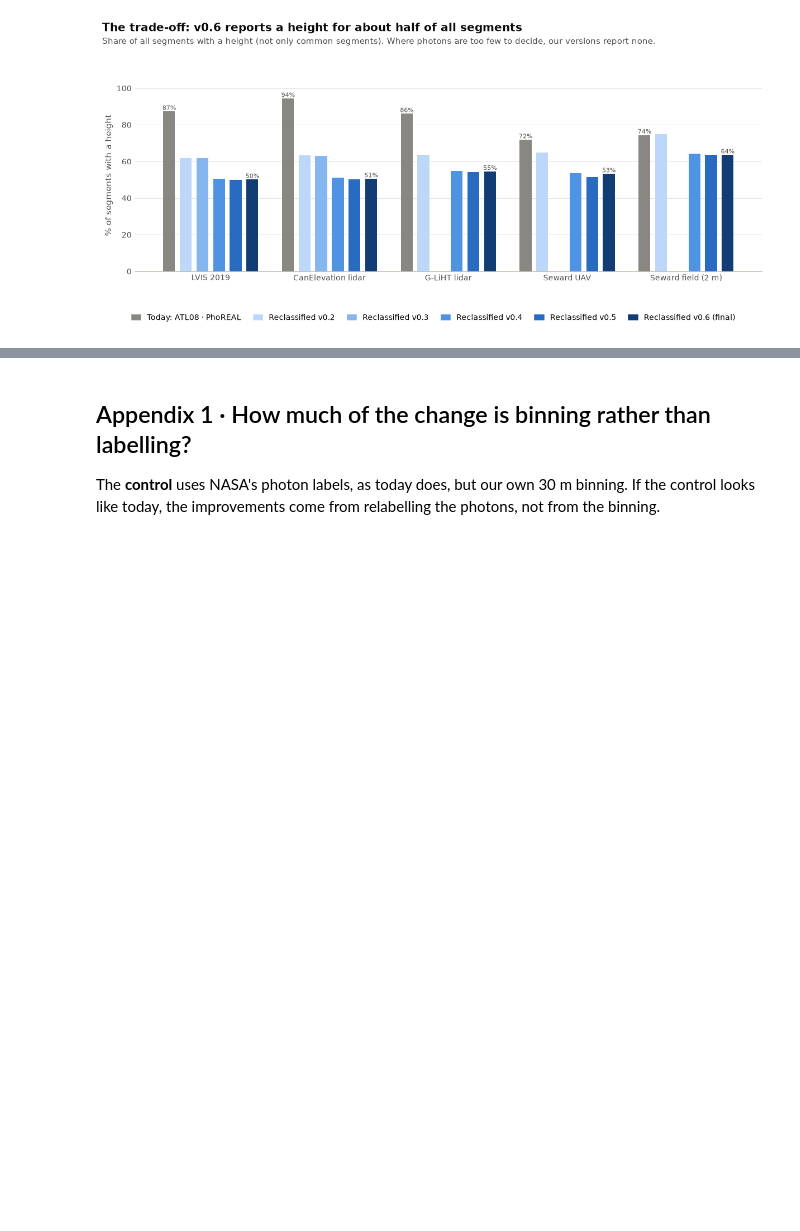
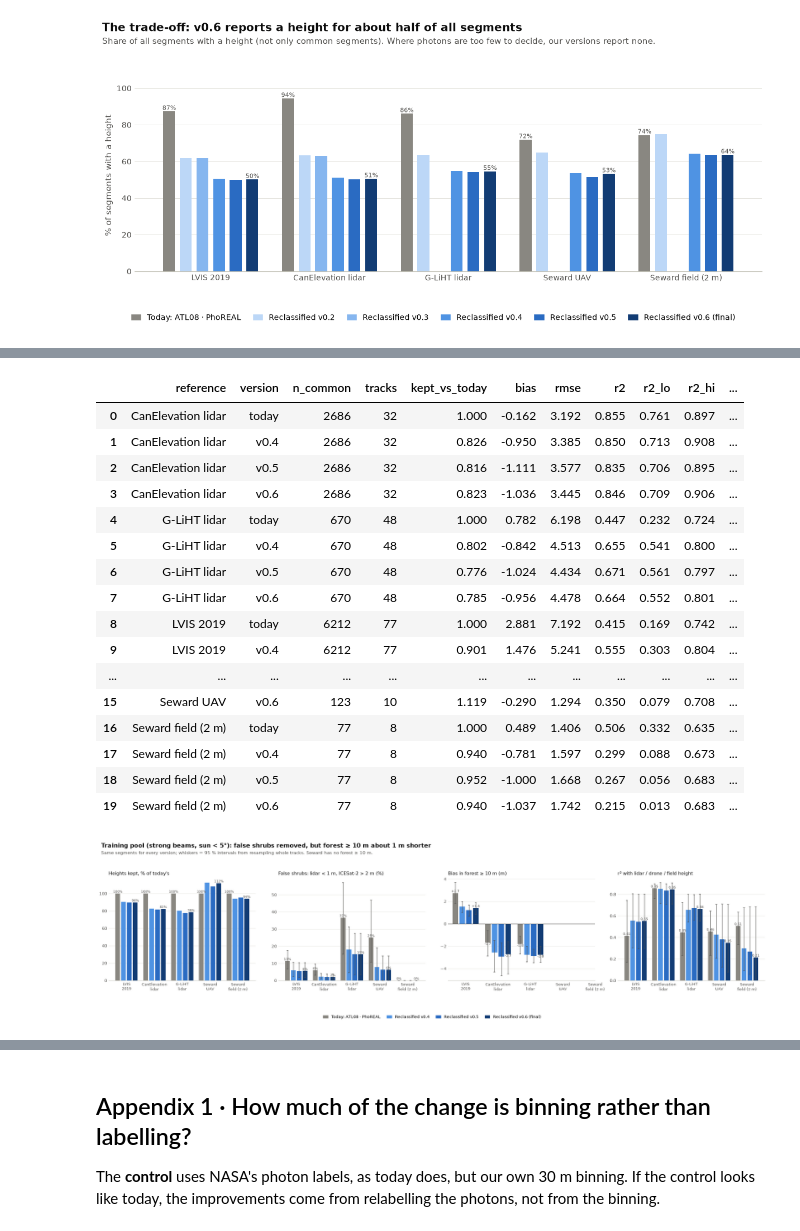
Before and after one commit to pahbs/circumpolar_boreal_trends, a Jupyter notebook: notebooks/atl03_reclass/11_validation_summary_for_presentation.ipynb, the cells around one changed output, grey strips where cells are left out. Saved outputs shown, nothing was run; the diff lists cells and outputs as text; code cells hidden in the pictures; blank space fills up the shorter version.

```diff
--- a/notebooks/atl03_reclass/11_validation_summary_for_presentation.ipynb
+++ b/notebooks/atl03_reclass/11_validation_summary_for_presentation.ipynb
@@ -194,0 +201,7 @@ fig.tight_layout(rect=(0, 0, 1, 0.86)); fig.savefig(FIG / "11_coverage.png", bbo
+# %%
+c = pl.training_cohort(d)                                   # strong beams, solar elevation < 5°
+CV = [pl.TODAY, "v0.4", "v0.5", pl.LATEST]
+CS = pl.cohort_summary(c, CV); CS.to_csv(FIG.parent / "cohort_summary.csv", index=False)
+CD = pl.cohort_dropped(c, pl.LATEST); CD.to_csv(FIG.parent / "cohort_dropped.csv", index=False)
+CK = pl.by_class(c, [pl.TODAY, pl.LATEST])
+c.groupby(["reference", "light2"]).size().unstack().reindex(pl.REFS)
@@ -194,0 +216,38 @@ fig.tight_layout(rect=(0, 0, 1, 0.86)); fig.savefig(FIG / "11_coverage.png", bbo
+# %%
+fig, axes = plt.subplots(1, 4, figsize=(21, 4.6))
+panels = [("kept", "Heights kept, % of today's", None, lambda v: f"{v:.0f}%"),
+          ("spurious_veg", "False shrubs: lidar < 1 m, ICESat-2 > 2 m (%)", ("spurious_veg_lo", "spurious_veg_hi"), lambda v: f"{v:.0f}%"),
+          ("bias_tall_10m+", "Bias in forest ≥ 10 m (m)", ("bias_tall_10m+_lo", "bias_tall_10m+_hi"), lambda v: f"{v:+.1f}"),
+          ("r2", "r² with lidar / drone / field height", ("r2_lo", "r2_hi"), lambda v: f"{v:.2f}")]
+T = CS.rename(columns={"reference": "cat"}).assign(kept=lambda x: 100 * x.kept_vs_today)
+for col in ("spurious_veg", "spurious_veg_lo", "spurious_veg_hi"):
+    T[col] = 100 * T[col]
+for ax, (col, title, err, fmt) in zip(axes, panels):
+    pl.grouped_bars(ax, T, pl.REFS, CV, col, fmt=fmt, label_versions=(pl.TODAY, pl.LATEST), err=err)
+    pl.style_axes(ax, None, zero_line=col == "bias_tall_10m+"); ax.set_title(title, fontsize=10.5, color=pl.INK, loc="left")
+    ax.set_xticks(range(len(pl.REFS)), [r.replace(" ", "\n", 1) for r in pl.REFS], fontsize=8.5)
+pl.lede(fig, "Training pool (strong beams, sun < 5°): false shrubs removed, but forest ≥ 10 m about 1 m shorter",
+        "Same segments for every version; whiskers = 95 % intervals from resampling whole tracks. Seward has no forest ≥ 10 m.")
+pl.legend_row(fig, CV, y=-0.1)
+fig.tight_layout(rect=(0, 0, 1, 0.88)); fig.savefig(FIG / "11_cohort_summary.png", bbox_inches="tight")
+CS[["reference", "version", "n_common", "tracks", "kept_vs_today", "bias", "rmse", "r2", "r2_lo", "r2_hi", "spurious_veg", "forest_at_0m",
+    "bias_short_0-2m", "bias_tall_10m+", "bias_tall_10m+_lo", "bias_tall_10m+_hi"]].round(3)
+# %% [output]
+|  | reference | version | n_common | tracks | kept_vs_today | bias | rmse | r2 | r2_lo | r2_hi | ... |
+| 0 | CanElevation lidar | today | 2686 | 32 | 1.000 | -0.162 | 3.192 | 0.855 | 0.761 | 0.897 | ... |
+| 1 | CanElevation lidar | v0.4 | 2686 | 32 | 0.826 | -0.950 | 3.385 | 0.850 | 0.713 | 0.908 | ... |
+| 2 | CanElevation lidar | v0.5 | 2686 | 32 | 0.816 | -1.111 | 3.577 | 0.835 | 0.706 | 0.895 | ... |
+| 3 | CanElevation lidar | v0.6 | 2686 | 32 | 0.823 | -1.036 | 3.445 | 0.846 | 0.709 | 0.906 | ... |
+| 4 | G-LiHT lidar | today | 670 | 48 | 1.000 | 0.782 | 6.198 | 0.447 | 0.232 | 0.724 | ... |
+| 5 | G-LiHT lidar | v0.4 | 670 | 48 | 0.802 | -0.842 | 4.513 | 0.655 | 0.541 | 0.800 | ... |
+| 6 | G-LiHT lidar | v0.5 | 670 | 48 | 0.776 | -1.024 | 4.434 | 0.671 | 0.561 | 0.797 | ... |
+| 7 | G-LiHT lidar | v0.6 | 670 | 48 | 0.785 | -0.956 | 4.478 | 0.664 | 0.552 | 0.801 | ... |
+| 8 | LVIS 2019 | today | 6212 | 77 | 1.000 | 2.881 | 7.192 | 0.415 | 0.169 | 0.742 | ... |
+| 9 | LVIS 2019 | v0.4 | 6212 | 77 | 0.901 | 1.476 | 5.241 | 0.555 | 0.303 | 0.804 | ... |
+| ... | ... | ... | ... | ... | ... | ... | ... | ... | ... | ... | ... |
+| 15 | Seward UAV | v0.6 | 123 | 10 | 1.119 | -0.290 | 1.294 | 0.350 | 0.079 | 0.708 | ... |
+| 16 | Seward field (2 m) | today | 77 | 8 | 1.000 | 0.489 | 1.406 | 0.506 | 0.332 | 0.635 | ... |
+| 17 | Seward field (2 m) | v0.4 | 77 | 8 | 0.940 | -0.781 | 1.597 | 0.299 | 0.088 | 0.673 | ... |
+| 18 | Seward field (2 m) | v0.5 | 77 | 8 | 0.952 | -1.000 | 1.668 | 0.267 | 0.056 | 0.683 | ... |
+| 19 | Seward field (2 m) | v0.6 | 77 | 8 | 0.940 | -1.037 | 1.742 | 0.215 | 0.013 | 0.683 | ... |
+[figure, added]
```
Also changed, not shown: parts of 7 cells of this notebook, 11 other files.
